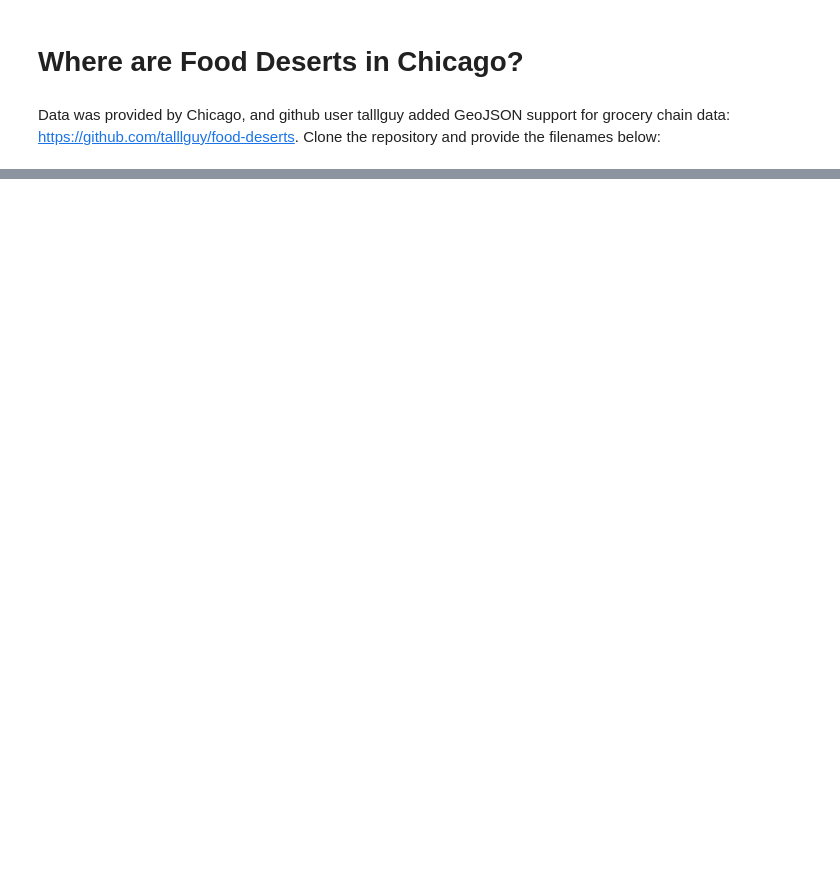
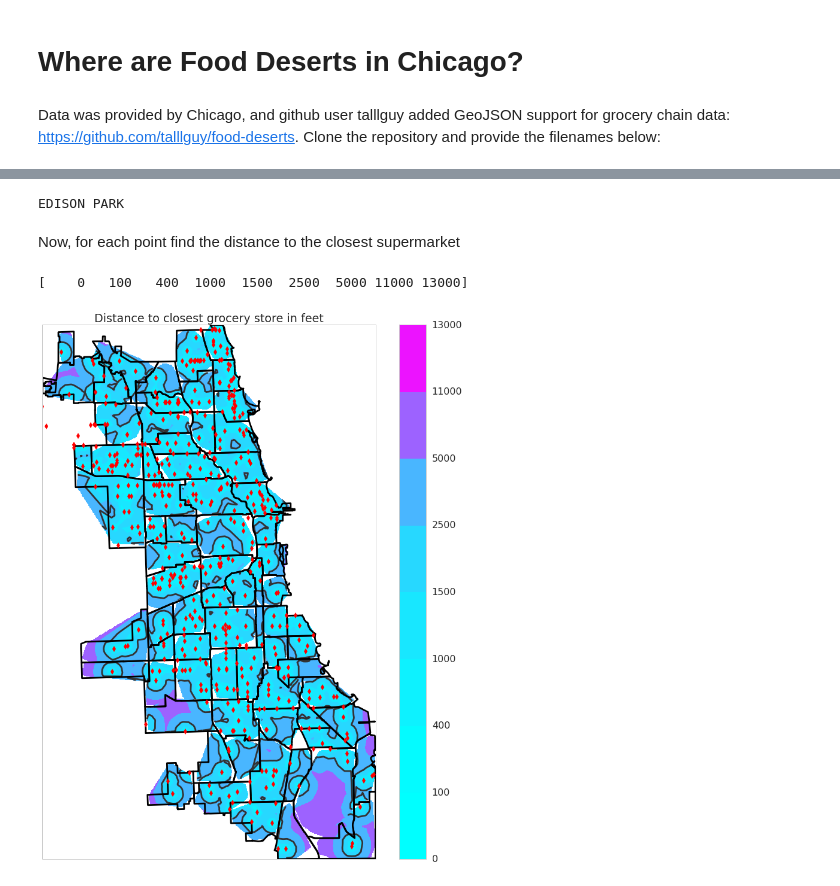
Before and after one commit to jrings/chicagodatacomp, a Jupyter notebook: notebooks/Food Deserts.ipynb, the cells around one changed output, grey strips where cells are left out. Saved outputs shown, nothing was run; the diff lists cells and outputs as text; code cells hidden in the pictures; blank space fills up the shorter version.

Commit message:
Distance map

```diff
--- a/notebooks/Food Deserts.ipynb
+++ b/notebooks/Food Deserts.ipynb
@@ -54,0 +61,31 @@ plt.show()
+# %%
+points_per_area = 100 #Could be done by area and population density for more even covergae
+# %%
+sample_points = {area: [] for area in X.COMMUNITY}
+
+#Sample points randomly within area bounds and only add the ones it actually contains
+for area, geom in zip(X.COMMUNITY, X.geometry):
+    clear_output()
+    print(area)
+    while len(sample_points[area]) < points_per_area:
+        x, y = np.random.uniform(geom.bounds[0], geom.bounds[2]), np.random.uniform(geom.bounds[1], geom.bounds[3])
+        point = geometry.Point(x, y)
+        if geom.contains(point):
+            sample_points[area].append(point)
+# %% [output]
+EDISON PARK
+# %% [markdown]
+Now, for each point find the distance to the closest supermarket
+# %%
+point_distance = {area: [] for area in X.COMMUNITY}
+distance.VincentyDistance.ELLIPSOID = 'WGS-84'
+
+for area in X.COMMUNITY:
+    for point in sample_points[area]:
+        min_dist = np.inf
+        for gx, gy in zip(grocery["X COORDINATE"], grocery["Y COORDINATE"]):
+            gpoint = geometry.Point(float(gx), float(gy))
+            dist = point.distance(gpoint)
+            if dist < min_dist:
+                min_dist = dist
+        point_distance[area].append(min_dist)
@@ -54,0 +95,29 @@ plt.show()
+# %%
+sns.set_style("whitegrid")
+levels = np.array([0,100,400,1000,1500,2500,5000,11000,13000])
+clevels = np.array([0,2640,13000])
+print(levels)
+plt.figure(figsize=(14,16))
+X.plot(alpha=0)
+for i in range(X.shape[0]):
+    area = X.COMMUNITY.iloc[i]
+    poly = X.geometry.iloc[i]
+    grid_x, grid_y = np.mgrid[poly.bounds[0]:poly.bounds[2]:100j, poly.bounds[1]:poly.bounds[3]:100j]
+    S = sample_points[area][0]
+    sp_x = [sp.x for sp in sample_points[area]]
+    sp_y = [sp.y for sp in sample_points[area]]
+    grid_z = griddata((sp_x, sp_y), point_distance[area], (grid_x, grid_y))
+    plt.contour(grid_x, grid_y, grid_z, levels=clevels, cmap=plt.cm.gray)
+    plt.contourf(grid_x, grid_y, grid_z, levels=levels, cmap=plt.cm.cool)
+for _, row in grocery.iterrows():
+    if float(row["Y COORDINATE"]) < 1170000:
+        continue
+    plt.plot(float(row["X COORDINATE"]), float(row["Y COORDINATE"]), 'd', markersize=7, color='red')
+plt.gca().xaxis.set_visible(False)
+plt.gca().yaxis.set_visible(False)
+plt.title("Distance to closest grocery store in feet")
+plt.colorbar()
+plt.show()
+# %% [output]
+[    0   100   400  1000  1500  2500  5000 11000 13000]
+[figure, added]
```
Also changed, not shown: parts of 5 cells of this notebook.
